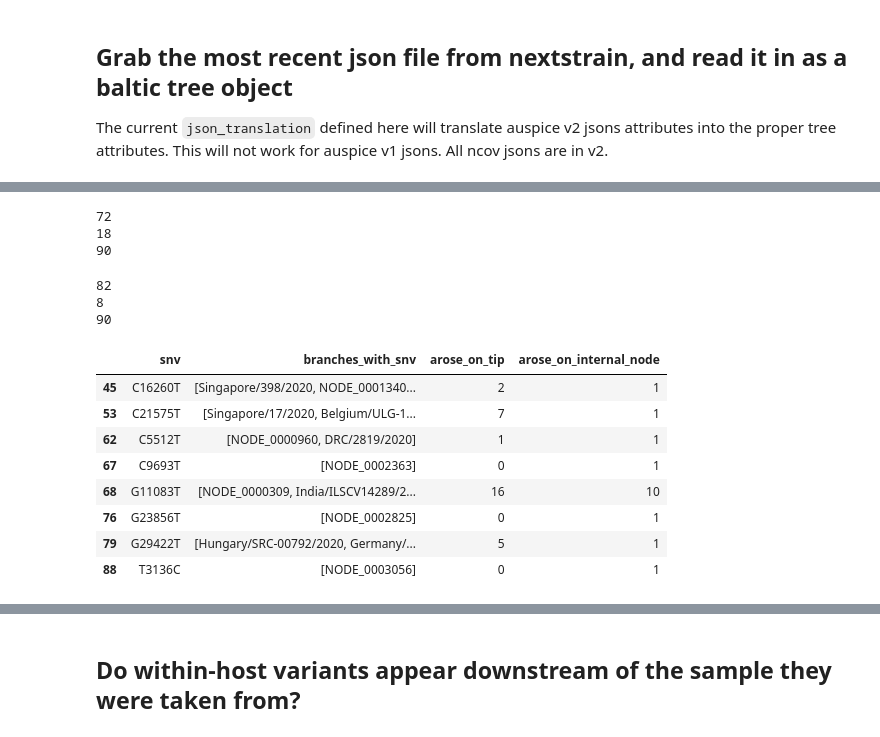
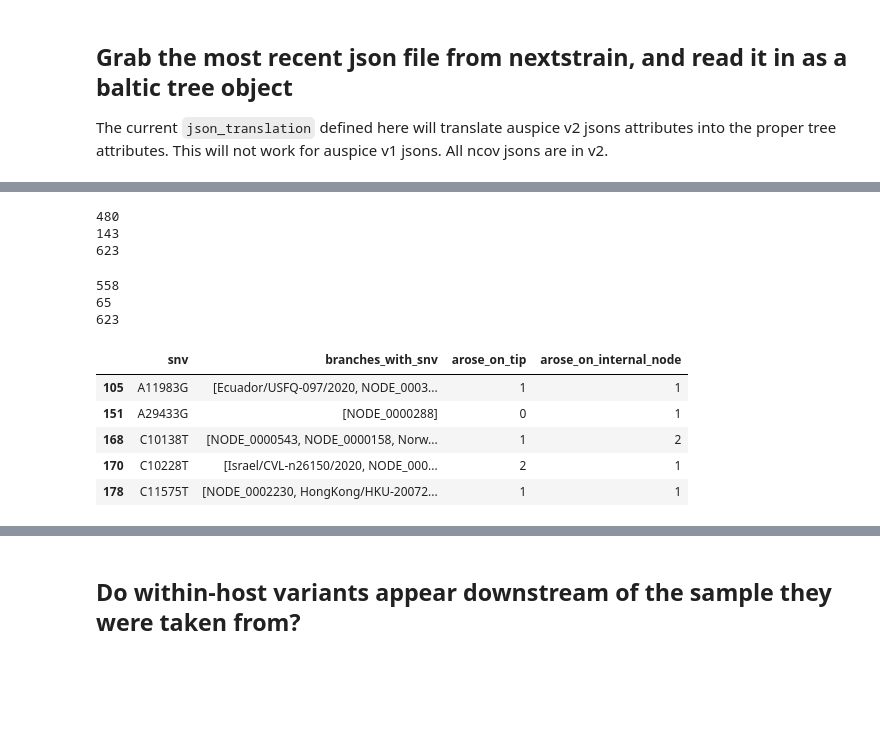
Before and after one commit to lmoncla/ncov-WI-within-host, a Jupyter notebook: scripts/query-within-host-snvs-in-tree.ipynb, the cells around one changed output, grey strips where cells are left out. Cells and saved outputs as stored; diff of their text form; code cells hidden in the pictures; blank space fills up the shorter version.

```diff
--- a/scripts/query-within-host-snvs-in-tree.ipynb
+++ b/scripts/query-within-host-snvs-in-tree.ipynb
@@ -652,0 +86,8 @@ This looks to me very expected, where we have a large excess of low frequency va
+# %%
+"""now, input the strain names file/metadata file, the directory containing the vcfs, and return the dataframess"""
+
+strain_names_file = "/Users/lmoncla/src/ncov-WI-within-host/data/sample-metadata.tsv"
+vcf_directory = "/Users/lmoncla/src/ncov-WI-within-host/data/vcfs-all/"
+samples_to_ignore = ["N_transcript"]
+
+snvs_only, indels_only, all_intersection_variants,metadata_dict = return_dataframes(strain_names_file, vcf_directory,samples_to_ignore)
@@ -652,0 +125,8 @@ This looks to me very expected, where we have a large excess of low frequency va
+# %%
+snvs_to_query = set(snvs_only['minor_nuc_muts'])
+indels_to_query = set(indels_only['minor_nuc_muts'])
+all_variants_to_query = snvs_to_query.copy()
+all_variants_to_query.update(indels_to_query)
+print(len(snvs_to_query))
+print(len(indels_to_query))
+print(len(all_variants_to_query))
@@ -745,4 +229,7 @@ Numbers of objects in tree: 5653 (2560 nodes and 3093 leaves)
+# %%
+variants_to_query = all_variants_to_query
+# variants_to_query = indels_to_query
 # %%
-snvs_on_tree_dict = generate_snvs_dict_for_tree(all_variants_to_query)
+snvs_on_tree_dict = generate_snvs_dict_for_tree(variants_to_query)
 snvs_on_tree_dict = enumerate_mutations_on_branches(tree, snvs_on_tree_dict)
 full_tree_muts,tree_mut_counts = enumerate_all_tree_muts(tree)
@@ -892,30 +348,27 @@ print(len(df[df['arose_on_tip'] == 0]))
 print(len(df[df['arose_on_tip'] > 0]))
 print(len(df))
 # %% [output]
-72
-18
-90
+480
+143
+623
 # %%
 print(len(df[df['arose_on_internal_node'] == 0]))
 print(len(df[df['arose_on_internal_node'] > 0]))
 print(len(df))
 # %% [output]
-82
-8
-90
+558
+65
+623
 # %%
 df2 = df[df['arose_on_internal_node'] > 0]
-df2
+df2.head()
 # %% [output]
 |  | snv | branches_with_snv | arose_on_tip | arose_on_internal_node |
-| 45 | C16260T | [Singapore/398/2020, NODE_0001340... | 2 | 1 |
-| 53 | C21575T | [Singapore/17/2020, Belgium/ULG-1... | 7 | 1 |
-| 62 | C5512T | [NODE_0000960, DRC/2819/2020] | 1 | 1 |
-| 67 | C9693T | [NODE_0002363] | 0 | 1 |
-| 68 | G11083T | [NODE_0000309, India/ILSCV14289/2... | 16 | 10 |
-| 76 | G23856T | [NODE_0002825] | 0 | 1 |
-| 79 | G29422T | [Hungary/SRC-00792/2020, Germany/... | 5 | 1 |
-| 88 | T3136C | [NODE_0003056] | 0 | 1 |
+| 105 | A11983G | [Ecuador/USFQ-097/2020, NODE_0003... | 1 | 1 |
+| 151 | A29433G | [NODE_0000288] | 0 | 1 |
+| 168 | C10138T | [NODE_0000543, NODE_0000158, Norw... | 1 | 2 |
+| 170 | C10228T | [Israel/CVL-n26150/2020, NODE_000... | 2 | 1 |
+| 178 | C11575T | [NODE_0002230, HongKong/HKU-20072... | 1 | 1 |
 # %%
 df3 = df[df['arose_on_tip'] > 0]
 df3
```
Also changed, not shown: parts of 105 cells of this notebook, 2 other files.
